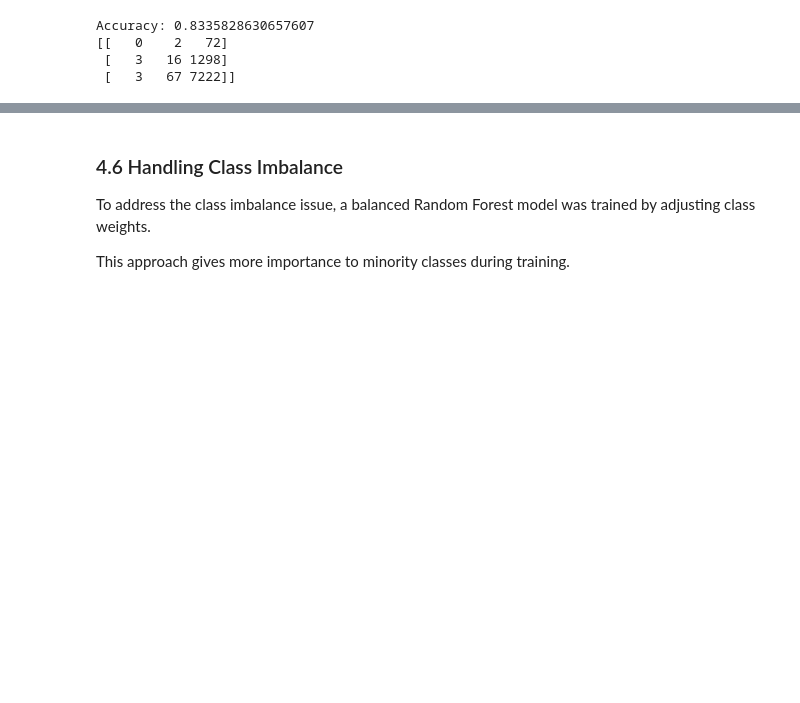
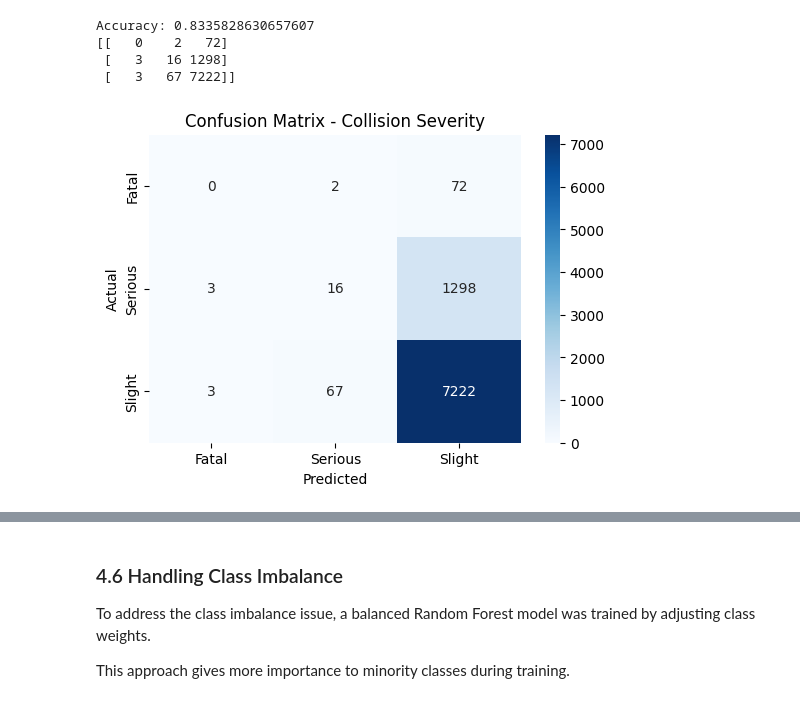
Before and after one commit to Theo-Asamp/AIML-SHEFFIELD-COLLISIONS, a Jupyter notebook: notebooks/final_notebook.ipynb, the cells around one changed output, grey strips where cells are left out. Drawn from its saved outputs; the diff is of its cells as text; code cells hidden in the pictures; blank space fills up the shorter version.

Commit message:
Add confusion matrix plot to results directory

```diff
--- a/notebooks/final_notebook.ipynb
+++ b/notebooks/final_notebook.ipynb
@@ -35,3 +24,6 @@ df.head()
 The dataset was loaded from the raw data folder and then filtered to include only collisions recorded in Sheffield. The Sheffield subset was identified using the `local_authority_ons_district` code `E08000019`.
 
 This filtering step reduced the dataset from the full national road collision dataset to a city-specific subset suitable for focused analysis.
+# %%
+sheffield_df = pd.read_csv("../data/processed/sheffield_collisions.csv")
+sheffield_df.shape
@@ -43,3 +42,0 @@ df.shape
-# %%
-sheffield_df = df[df["local_authority_ons_district"] == "E08000019"]
-sheffield_df.shape
@@ -407,19 +390,23 @@ Accuracy: 0.8335828630657607
 # %%
 from sklearn.metrics import confusion_matrix
 import seaborn as sns
 import matplotlib.pyplot as plt
 
 cm = confusion_matrix(y_test, y_pred)
 
 plt.figure(figsize=(6,4))
-sns.heatmap(cm, annot=True, fmt="d", cmap="Blues")
+sns.heatmap(cm, annot=True, fmt="d", cmap="Blues",
+            xticklabels=["Fatal", "Serious", "Slight"],
+            yticklabels=["Fatal", "Serious", "Slight"])
 
 plt.xlabel("Predicted")
 plt.ylabel("Actual")
 plt.title("Confusion Matrix - Collision Severity")
 
 plt.savefig("../results/plots/confusion_matrix.png")
 plt.show()
+# %% [output]
+[figure, added]
 # %% [markdown]
 The model achieves a relatively high accuracy of approximately 83%. However, the confusion matrix reveals important limitations.
 
```
Also changed, not shown: parts of 12 cells of this notebook, 1 other file.
